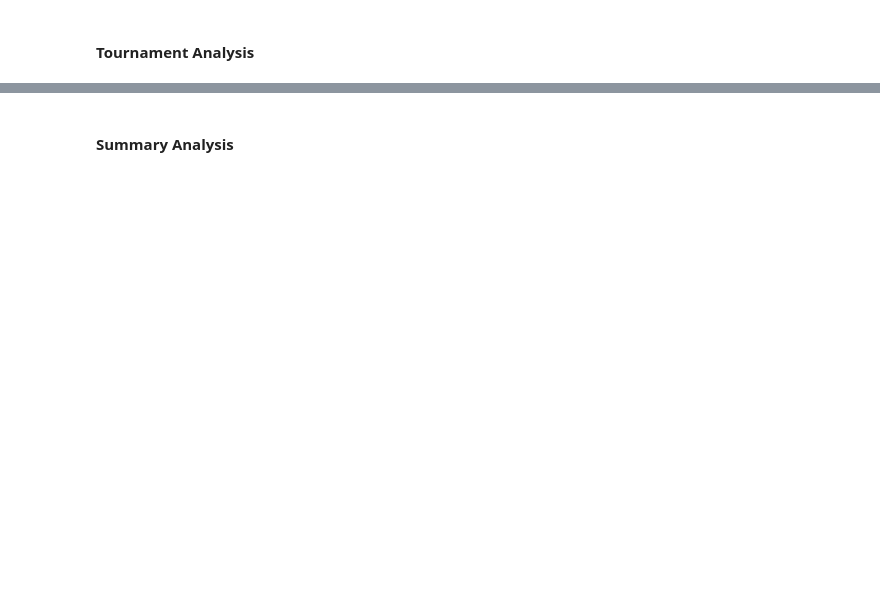
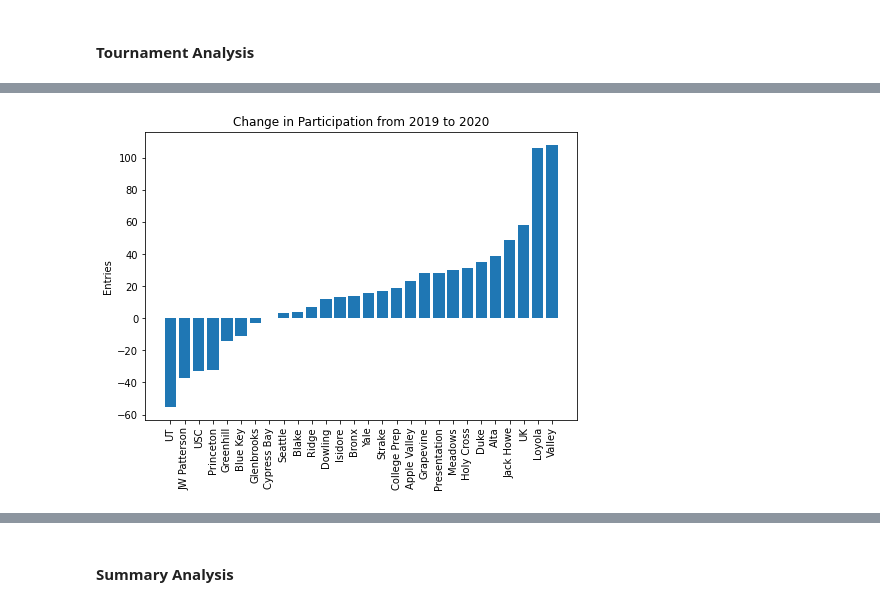
Before and after one commit to petezh/Disclosure, a Jupyter notebook: Entries Analysis.ipynb, the cells around one changed output, grey strips where cells are left out. Cells and saved outputs as stored; diff of their text form; code cells hidden in the pictures; blank space fills up the shorter version.

```diff
--- a/Entries Analysis.ipynb
+++ b/Entries Analysis.ipynb
@@ -226,6 +253,7 @@ for entry in entries:
     else:
         entries_by_tourn[tourn] = [entry]
 # %%
+tournData = []
 with open(OUTFILE, 'w') as outFile:
     outWriter = csv.writer(outFile, lineterminator = '\n')
     outWriter.writerow(["Tournament",
@@ -249,9 +277,11 @@ with open(OUTFILE, 'w') as outFile:
         host = getAbbrev(host)
         if host in abbrevOf:
             host = abbrevOf[host]
-        outWriter.writerow([tourn19[:-2]] + getData(entries_by_tourn[tourn19],
+        datarow = [tourn19[:-2]] + getData(entries_by_tourn[tourn19],
                 entries_by_tourn[tourn20],
-                host))
+                host)
+        outWriter.writerow(datarow)
+        tournData.append(datarow)
 # %% [output]
 UT19
 UT20
@@ -272,0 +323,26 @@ yale20
+# %%
+changeData = [[d[0], d[2]-d[1]] for d in tournData]
+changeData.sort(key=lambda x: x[1])
+# %%
+changeName = {
+    "heritage" : "JW Patterson",
+    "usc" : "USC",
+    "UT" : "UT",
+    "bluekey" : "Blue Key",
+    "cypress" : "Cypress Bay",
+    'collegeprep' : "College Prep",
+    'applevalley' : "Apple Valley",
+    'holycross' : "Holy Cross",
+    "jackhowe" : "Jack Howe",
+    'uk': "UK"
+}
+# %%
+fig = plt.figure()
+ax = fig.add_axes([0,0,1,1])
+ax.bar([changeName[d[0]] if d[0] in changeName else d[0].title() for d in changeData], [d[1] for d in changeData])
+plt.title("Change in Participation from 2019 to 2020")
+plt.ylabel("Entries")
+plt.xticks(rotation='vertical')
+plt.show()
+# %% [output]
+[figure, added]
```
Also changed, not shown: parts of 38 cells of this notebook, 9 other files.
